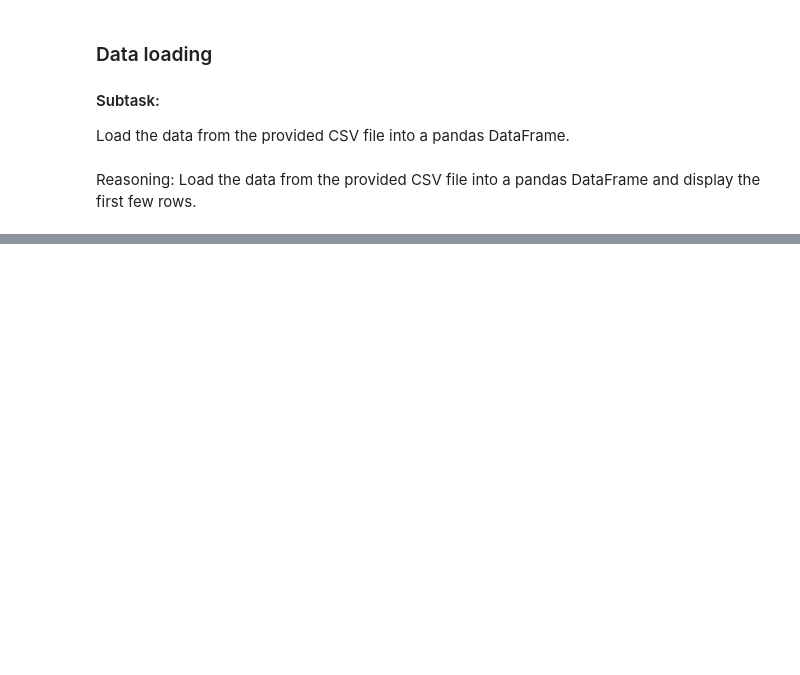
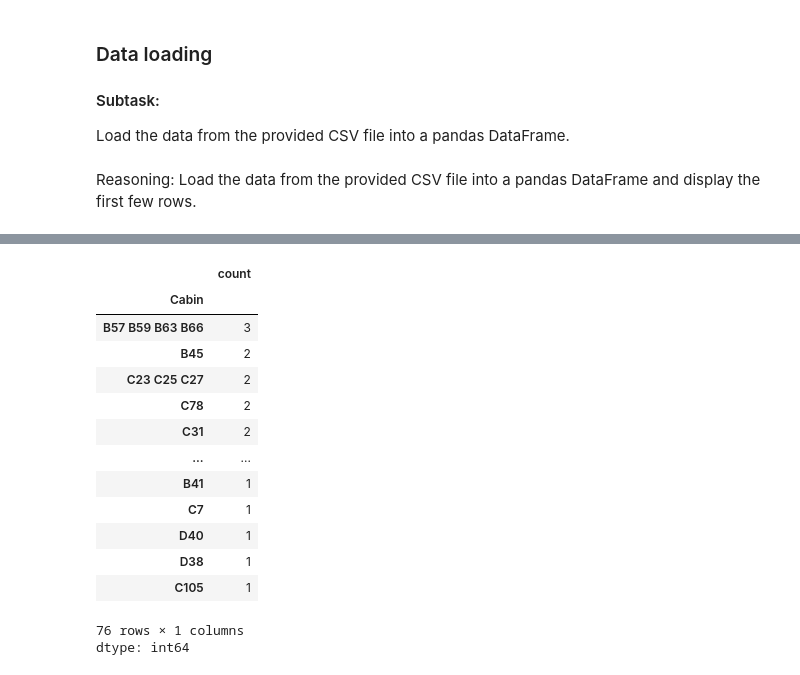
Before and after one commit to raheelam98/DataAnalysis, a Jupyter notebook: EDA/EDA_Sessions_RM/DA5_Missing_values_and_outliers_Sec_3_RM.ipynb, the cells around one changed output, grey strips where cells are left out. Cells and saved outputs as stored; diff of their text form; code cells hidden in the pictures; blank space fills up the shorter version.

```diff
--- a/EDA/EDA_Sessions_RM/DA5_Missing_values_and_outliers_Sec_3_RM.ipynb
+++ b/EDA/EDA_Sessions_RM/DA5_Missing_values_and_outliers_Sec_3_RM.ipynb
@@ -22,0 +111,19 @@ display(df.head())
+# %%
+# Return a Series containing counts of unique values.
+df['Cabin'].value_counts()
+# %% [output]
+|  | count |
+| Cabin |  |
+| B57 B59 B63 B66 | 3 |
+| B45 | 2 |
+| C23 C25 C27 | 2 |
+| C78 | 2 |
+| C31 | 2 |
+| ... | ... |
+| B41 | 1 |
+| C7 | 1 |
+| D40 | 1 |
+| D38 | 1 |
+| C105 | 1 |
+76 rows × 1 columns
+dtype: int64
```
Also changed, not shown: parts of 6 cells of this notebook.
